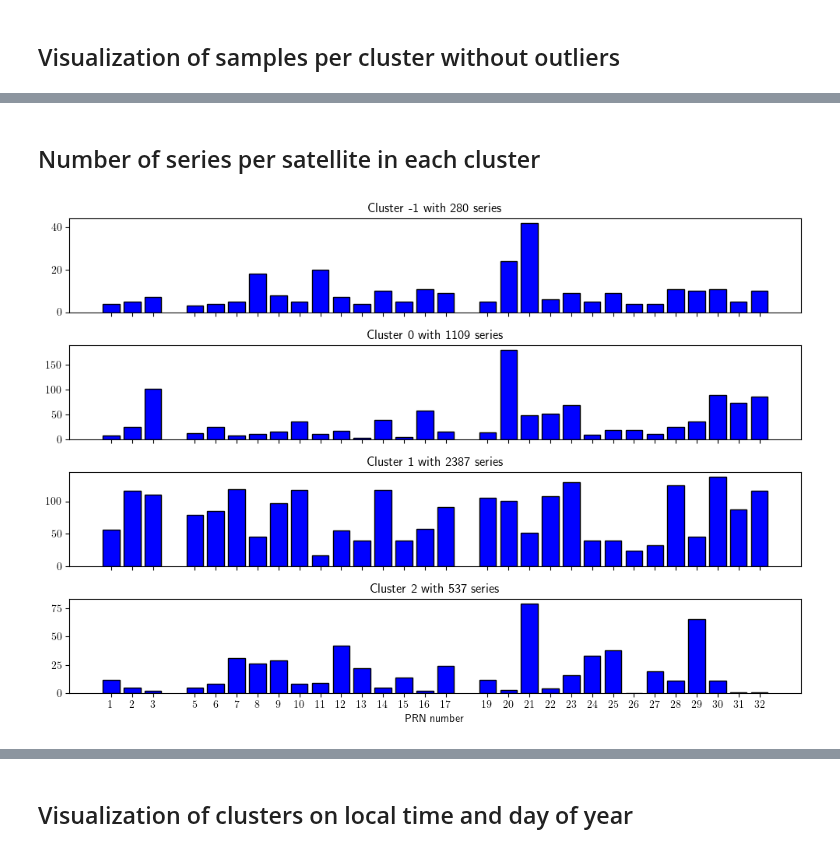
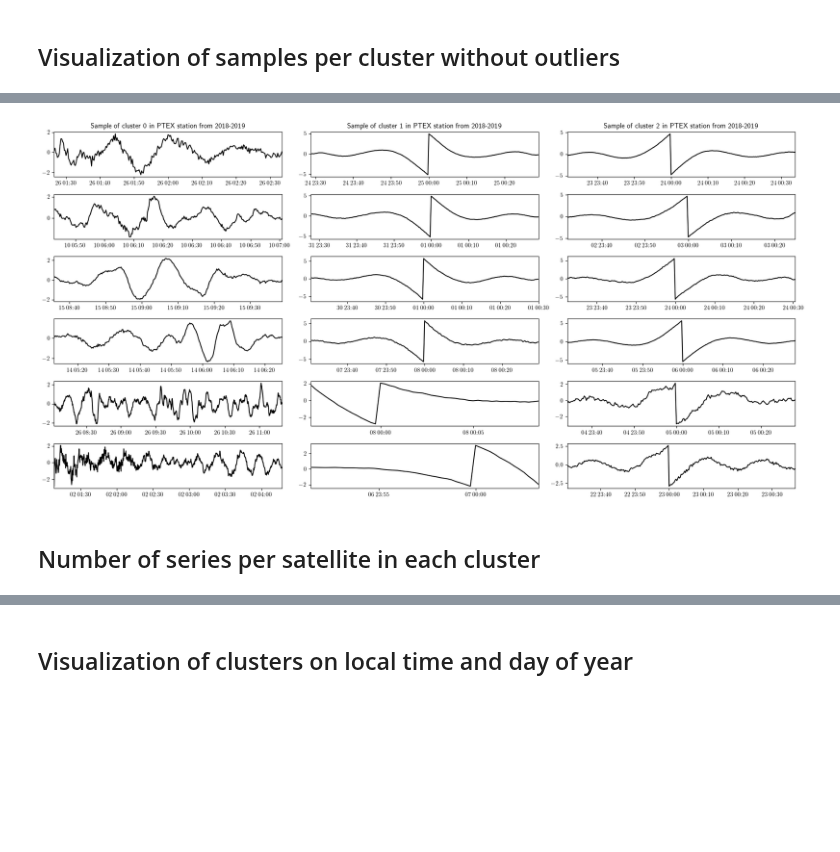
Before and after one commit to FedeSS99/ClusterTEC, a Jupyter notebook: PTEX_post_analysis.ipynb, the cells around one changed output, grey strips where cells are left out. Saved outputs shown, nothing was run; the diff lists cells and outputs as text; code cells hidden in the pictures; blank space fills up the shorter version.

```diff
--- a/PTEX_post_analysis.ipynb
+++ b/PTEX_post_analysis.ipynb
@@ -74,2 +55,49 @@ for label in UniqueLabels:
+# %%
+def SelectSampleByOrder(order_array:np.ndarray, num_sample:int = 2) -> np.ndarray:
+    """
+    Obtain sample of 3 * num_sample by selecting elements on the start, middle and end
+    values of the order_array.
+
+    Input:
+    - order_array: array with ordered numbers
+    - num_sample: number of samples to be selected
+
+    Output:
+    - sample: array with selected samples from the start, middle and end of the ordered array
+    """
+    num_order = order_array.size
+    if num_order < 3 * num_sample:
+        raise ValueError("The number of samples is greater than the number of elements in the array")
+
+    # Use slicing for concise assignment
+    start_samples = [k for k in range(num_sample)]
+    middle_start = num_order // 2 - num_sample // 2
+    middle_samples = [middle_start + k for k in range(num_sample)]
+    end_samples = [num_order - 1 - k for k in range(num_sample)]
+
+    # Concatenate the slices
+    sample = (np.concatenate([start_samples, middle_samples, end_samples]) + 1).tolist()
+    return sample
+# %%
+UniqueLabels = np.unique(cluster_dtec_results[ArgNotOutliers, 1]).astype(int)
+SizeSample = 2
+
+FigLabel, SubplotsLabel = plt.subplots(ncols = UniqueLabels.size, nrows = 3 * SizeSample, figsize = (18, 9))
+for cluster_label in UniqueLabels:
+    cluster_labeling = cluster_dtec_results[:, 1] == cluster_label
+    order_cluster = cluster_dtec_results[cluster_labeling, ::2]
+    order_sample_by_cluster = SelectSampleByOrder(order_cluster[:, 1], SizeSample)
+
+    sample_by_cluster = [np.where(order_cluster[:, 1] == index, order_cluster[:, 0], -1) for index in order_sample_by_cluster]
+    sample_by_cluster = [index_list[index_list != -1][0] for index_list in sample_by_cluster if index_list[index_list != -1].size > 0]
+
+    for k, index in enumerate(sample_by_cluster):
+        SubplotsLabel[k, cluster_label].plot(time_series[index], dtec_series[index], "-k", linewidth = 1.5)
+        SubplotsLabel[k, cluster_label].set_xlim(time_series[index][0], time_series[index][-1])
+    SubplotsLabel[0, cluster_label].set_title(f"Sample of cluster {cluster_label} in PTEX station from 2018-2019")
+
+FigLabel.tight_layout()
+# %% [output]
+[figure, added]
 # %% [markdown]
 ## Number of series per satellite in each cluster
@@ -78,11 +103,0 @@ counter_series_per_satelite = {k_cluster:{PRN_number: sum((SeriesLabels == k_clu
-# %%
-FigureSat, subplots_satellites = plt.subplots(nrows = len(counter_series_per_satelite.keys()), ncols = 1, figsize = (10, 7), sharex = "all")
-
-for k, k_cluster in enumerate(counter_series_per_satelite.keys()):
-    subplots_satellites[k].set_title(f"Cluster {k_cluster} with {sum(SeriesLabels == k_cluster)} series")
-    subplots_satellites[k].bar(counter_series_per_satelite[k_cluster].keys(), counter_series_per_satelite[k_cluster].values(), color = "blue", edgecolor = "black")
-subplots_satellites[-1].set_xticks(np.unique(prn_series))
-subplots_satellites[-1].set_xlabel("PRN number")
-FigureSat.tight_layout()
-# %% [output]
-[figure, removed]
```
Also changed, not shown: parts of 10 cells of this notebook.
